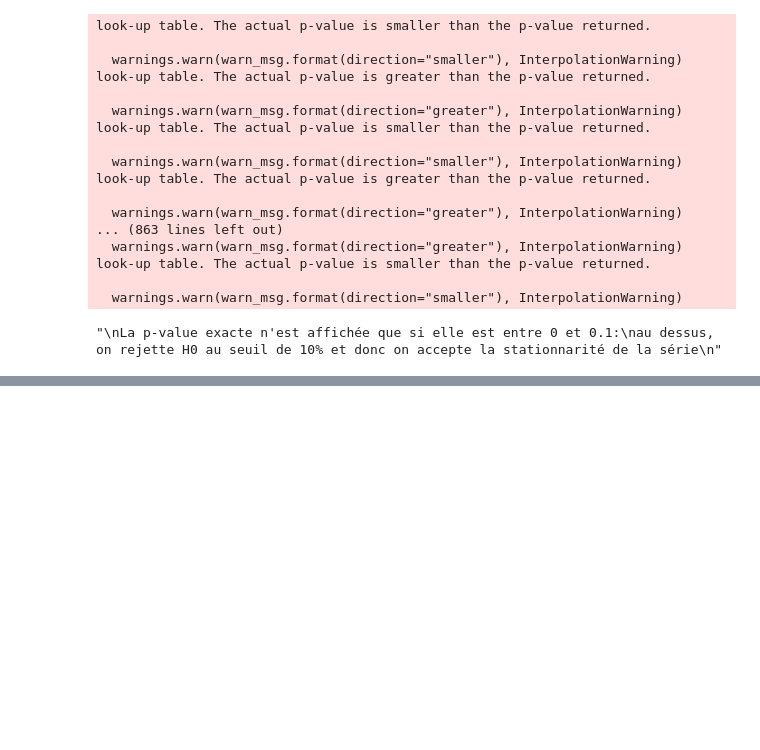
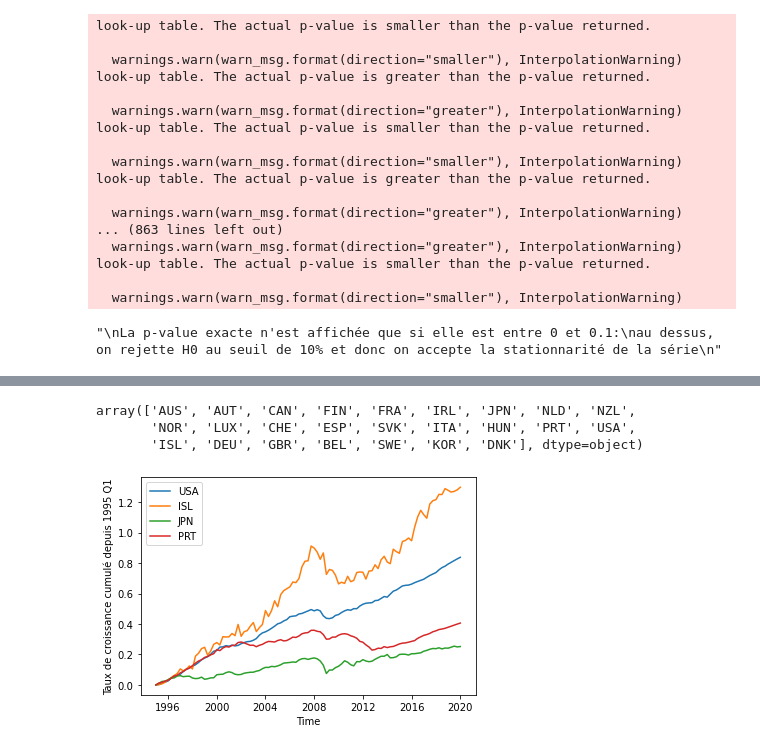
Before and after one commit to Adrien-Mcode/Stat-app-Trumpnomics, a Jupyter notebook: Stationnarité.ipynb, the cells around one changed output, grey strips where cells are left out. Cells and saved outputs as stored; diff of their text form; code cells hidden in the pictures; blank space fills up the shorter version.

```diff
--- a/Stationnarité.ipynb
+++ b/Stationnarité.ipynb
@@ -293,0 +329,20 @@ tabkpss.style.applymap(lambda x: 'background-color : yellow' if x > 0.05 else ''
+# %%
+#LF": "Actifs", "ET": "Emplois", 'GDPVD': 'PIB volume ppa', 'IT': 'Investissement', 'CP':'Consommation',
+#'UNR': 'Taux de chômage', 'FBGS': 'Exportation nette', 'GDP': 'PIB nominal'''
+df['LOCATION'].unique()
+# %% [output]
+array(['AUS', 'AUT', 'CAN', 'FIN', 'FRA', 'IRL', 'JPN', 'NLD', 'NZL',
+       'NOR', 'LUX', 'CHE', 'ESP', 'SVK', 'ITA', 'HUN', 'PRT', 'USA',
+       'ISL', 'DEU', 'GBR', 'BEL', 'SWE', 'KOR', 'DNK'], dtype=object)
+# %%
+country = ['USA', 'ISL', 'JPN', 'PRT']
+# %%
+for c in country:
+    plt.plot(usa_pib['TIME'], df.loc[df['LOCATION'] == c]['PIB'].reset_index().drop('index', axis = 1)['PIB'], label = c)
+plt.legend()
+plt.xlabel('Time')
+plt.ylabel('Taux de croissance cumulé depuis 1995 Q1')
+plt.savefig(r'C:\Users\adxva\OneDrive\Bureau\ENSAE 2A - S1\STAT APP\statdesc_pib.png')
+plt.show()
+# %% [output]
+[figure, added]
```
Also changed, not shown: parts of 10 cells of this notebook.
